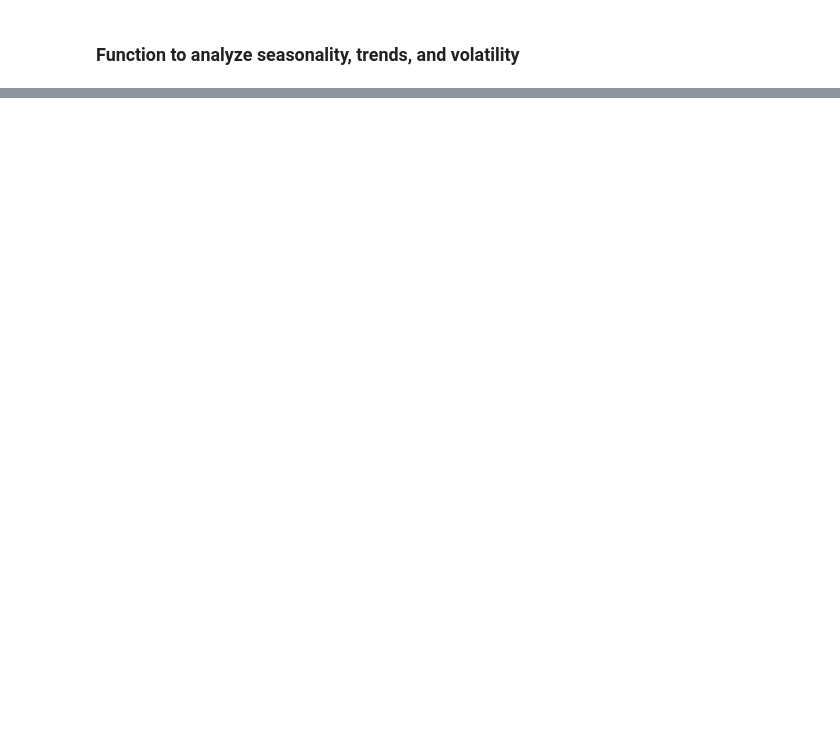
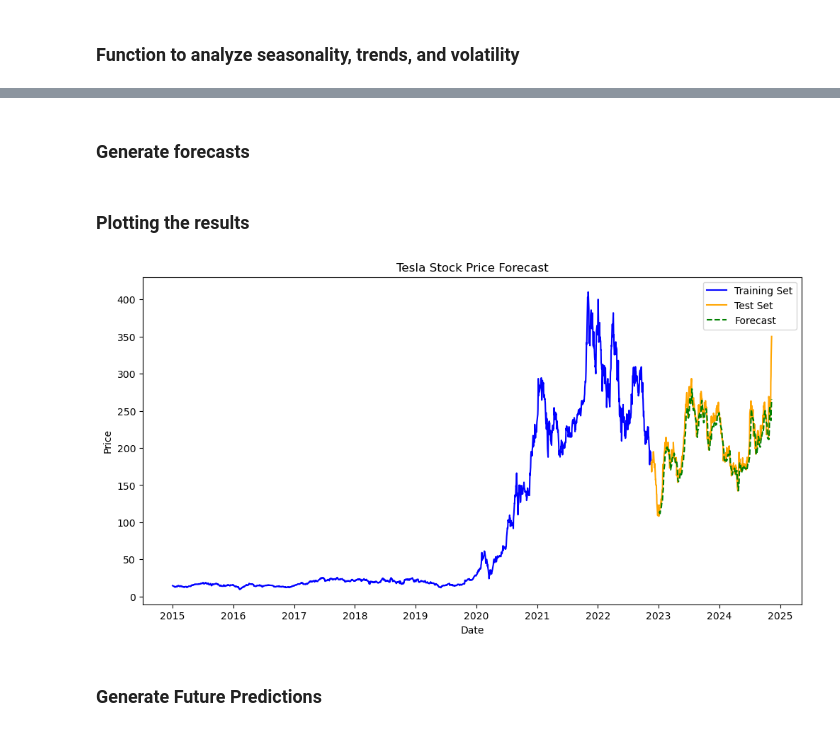
Before and after one commit to KingBetse/Kifiya-AIM-W11, a Jupyter notebook: notebook/Time Series Forecasting.ipynb, the cells around one changed output, grey strips where cells are left out. Cells and saved outputs as stored; diff of their text form; code cells hidden in the pictures; blank space fills up the shorter version.

```diff
--- a/notebook/Time Series Forecasting.ipynb
+++ b/notebook/Time Series Forecasting.ipynb
@@ -293,0 +433,23 @@ Sharpe Ratio for SPY: 0.7989272439471399
+# %% [markdown]
+### Generate forecasts
+# %% [markdown]
+### Plotting the results
+# %%
+plt.figure(figsize=(12, 6))
+
+# Plot original training and test data (non-scaled)
+plt.plot(combined_data.index[:train_size], combined_data['TSLA'][:train_size], label='Training Set', color='blue')
+plt.plot(combined_data.index[train_size:], combined_data['TSLA'][train_size:], label='Test Set', color='orange')
+
+# Plot forecast (predictions)
+plt.plot(combined_data.index[train_size + time_step + 1:], test_predict, label='Forecast', color='green', linestyle='--')
+
+plt.title('Tesla Stock Price Forecast')
+plt.xlabel('Date')
+plt.ylabel('Price')
+plt.legend()
+plt.show()
+# %% [output]
+[figure, added]
+# %% [markdown]
+### Generate Future Predictions
```
Also changed, not shown: parts of 53 cells of this notebook.
